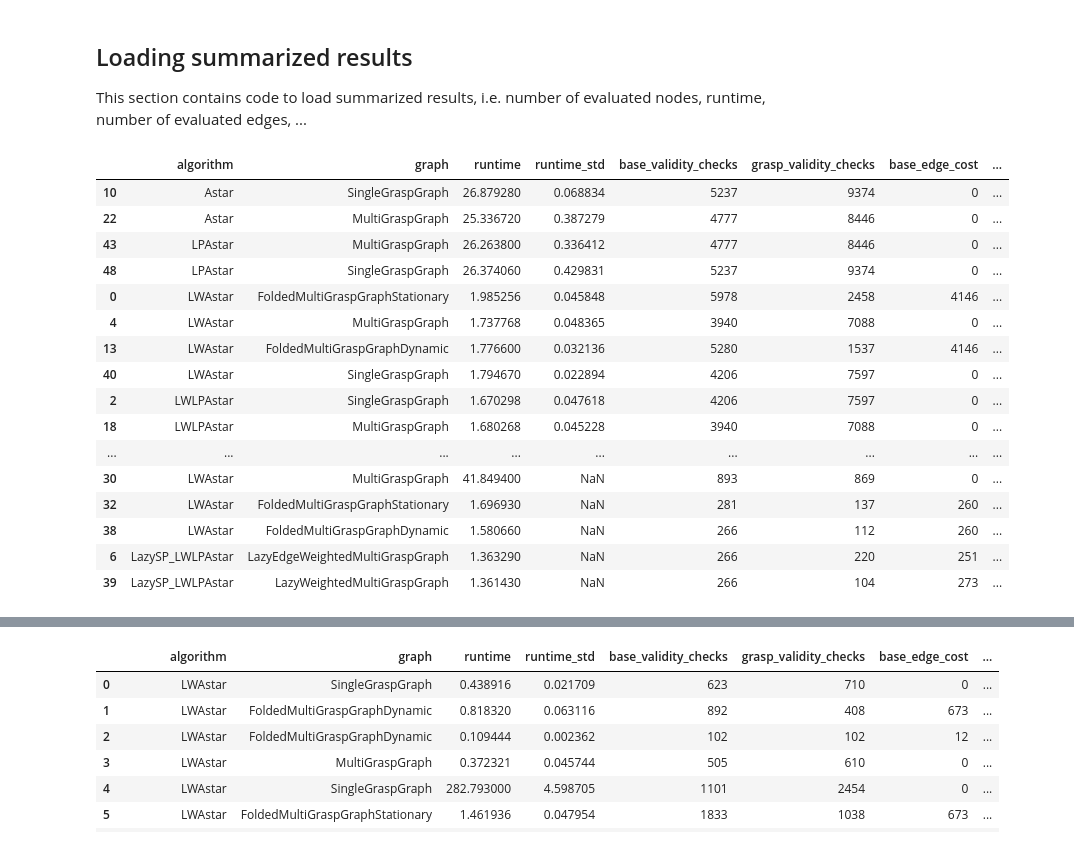
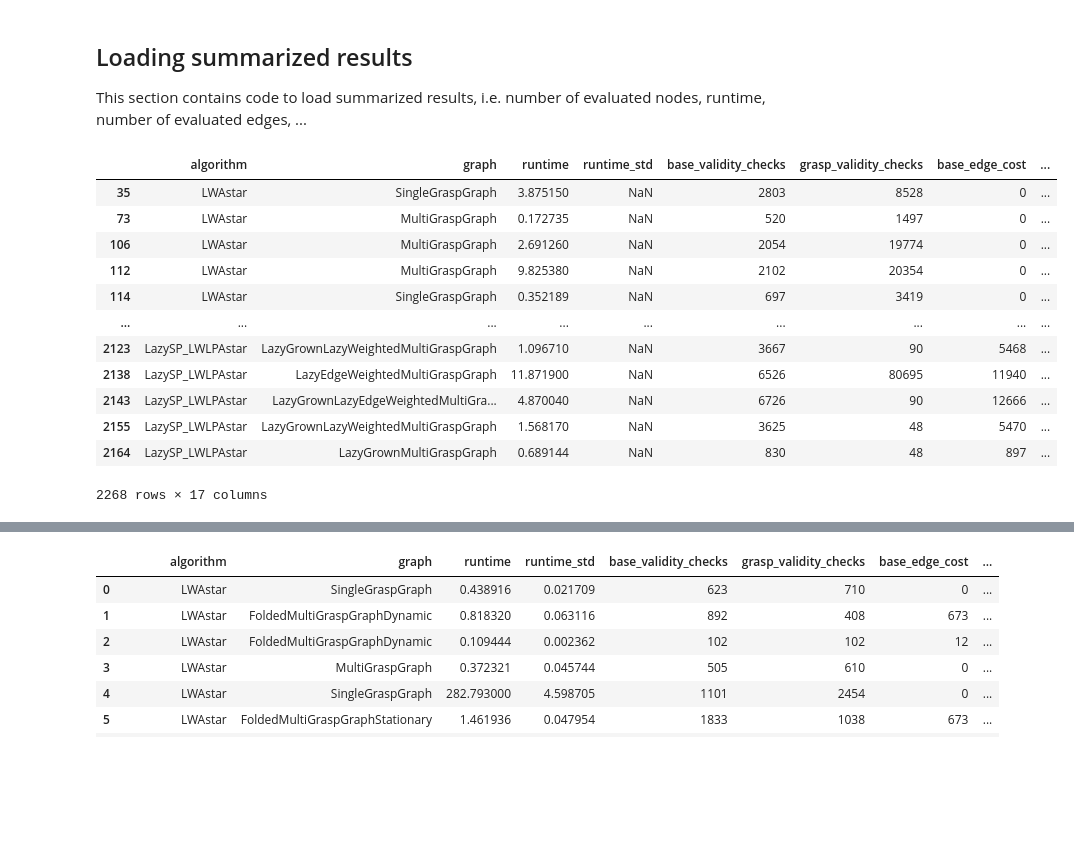
Before and after one commit to malwaru/hfts_grasp_planner, a Jupyter notebook: scripts/notebooks/mg_planner_evaluation.ipynb, the cells around one changed output, grey strips where cells are left out. Cells and saved outputs as stored; diff of their text form; code cells hidden in the pictures; blank space fills up the shorter version.

Commit message:
LazyGrown now also implements new interface; 2D Experiments work; plot prototype

```diff
--- a/scripts/notebooks/mg_planner_evaluation.ipynb
+++ b/scripts/notebooks/mg_planner_evaluation.ipynb
@@ -51,6 +51,8 @@ load_stats('/tmp/test/LazySP_LWLPAstar__LazyWeightedMultiGraspGraph__Bugtrap2DSc
 This section contains code to load summarized results, i.e. number of evaluated nodes, runtime, number of evaluated edges, ...
 # %%
 algo_to_function = {
+    "LazySP_LWLPAstar_LazyGrown": 'lazySPLazyLayered',
+    "LazySP_LLPAstar_LazyGrown": 'lazySPLazyLayered',
     "LazySP_LWLPAstar": 'lazySP',
     "LazySP_LLPAstar": 'lazySP',
     "LazySP_LPAstar": 'lazySP',
@@ -60,6 +62,13 @@ algo_to_function = {
     "Astar": "aStarSearch",
     # TODO add other algorithm to function mappings here
 }
+
+def get_function_name(algo, graph):
+    if 'LazyGrown' in graph:
+        return algo_to_function[algo + '_LazyGrown']
+    else:
+        return algo_to_function[algo]
+
 
 def count_event(log_line, storage):
     """ Count a roadmap evalation log event.
@@ -76,6 +85,9 @@ def count_event(log_line, storage):
     storage['base_expansions'] += line_args[0] == "BASE_EXPANSION"
     storage['grasp_expansions'] += line_args[0] == "EXPANSION"
 
+def toTestCaseId(scene_name, num_grasps, step_size, batch_size):
+    return scene_name + '__' + str(num_grasps) + '__' + str(step_size) + '__' + str(batch_size)
+
 def load_test_case_result(result_folder, runtime_type='total_runtime'):
     """Load the result of a single test case and return it as a pandas.Series.
     Args:
@@ -85,8 +97,10 @@ def load_test_case_result(result_folder, runtime_type='total_runtime'):
             <algo_name>__<graph_name>__<scene_name>__<num_grasps>
     """
     folder_name = os.path.basename(os.path.normpath(result_folder))
-    algo_name, graph_name, scene_name, num_grasps = folder_name.split('__')
-    num_grasps = int(num_grasps)
+    algo_name, graph_name, scene_name, grasp_str, step_str, batch_str = folder_name.split('__')
+    num_grasps = int(grasp_str.split('-')[0])
+    step_size = float(step_str.split('-')[0])
+    batch_size = int(batch_str.split('-')[0])
     # load runtime statistics
     avg_run_stats = load_stats(result_folder + '/run_stats')
     # read number of roadmap nodes
@@ -106,8 +120,8 @@ def load_test_case_result(result_folder, runtime_type='total_runtime'):
     # Create Series for this test case
     return pd.Series({'algorithm': algo_name,
                       'graph': graph_name,
-                      'runtime': avg_run_stats.loc[algo_to_function[algo_name], runtime_type],
-                      'runtime_std': avg_run_stats.loc[algo_to_function[algo_name], runtime_type + '_std'],
+                      'runtime': avg_run_stats.loc[get_function_name(algo_name, graph_name), runtime_type],
+                      'runtime_std': avg_run_stats.loc[get_function_name(algo_name, graph_name), runtime_type + '_std'],
                       'base_validity_checks': roadmap_evaluations['base_validity'],
                       'grasp_validity_checks': roadmap_evaluations['grasp_validity'],
                       'base_edge_cost': roadmap_evaluations['base_cost'],
@@ -117,8 +131,10 @@ def load_test_case_result(result_folder, runtime_type='total_runtime'):
                       'roadmap_size': num_nodes,
                       'scene': scene_name,
                       'num_grasps': num_grasps,
+                      'step_size': step_size,
                       'cost': planning_results['cost'].iloc[0],
-                      'goal_id': planning_results['goal_id'].iloc[0]})
+                      'goal_id': planning_results['goal_id'].iloc[0],
+                      'test_case_id': toTestCaseId(scene_name, num_grasps, step_size, batch_size)})
 
 def load_results(results_base_folder):
     """Load all results in the given base folder and return in a single DataFrame.
@@ -132,25 +148,21 @@ def load_results(results_base_folder):
         series.append(load_test_case_result(results_base_folder + '/' + fname))
     return pd.DataFrame(series)
 # %%
-data = load_results('/home/joshua/projects/placement_catkin/experiment_results')
+data = load_results('/home/joshua/projects/placement_catkin/experiment_results/paper/2d/')
 data.sort_values(['scene', 'algorithm'])
 # pr = pd.read_csv('/tmp/test/LazySP_LWLPAstar__LazyWeightedMultiGraspGraph__Bugtrap2DScene__4/results')
 # pr['cost'].iloc[0]
 # %% [output]
 |  | algorithm | graph | runtime | runtime_std | base_validity_checks | grasp_validity_checks | base_edge_cost | ... |
-| 10 | Astar | SingleGraspGraph | 26.879280 | 0.068834 | 5237 | 9374 | 0 | ... |
-| 22 | Astar | MultiGraspGraph | 25.336720 | 0.387279 | 4777 | 8446 | 0 | ... |
-| 43 | LPAstar | MultiGraspGraph | 26.263800 | 0.336412 | 4777 | 8446 | 0 | ... |
-| 48 | LPAstar | SingleGraspGraph | 26.374060 | 0.429831 | 5237 | 9374 | 0 | ... |
-| 0 | LWAstar | FoldedMultiGraspGraphStationary | 1.985256 | 0.045848 | 5978 | 2458 | 4146 | ... |
-| 4 | LWAstar | MultiGraspGraph | 1.737768 | 0.048365 | 3940 | 7088 | 0 | ... |
-| 13 | LWAstar | FoldedMultiGraspGraphDynamic | 1.776600 | 0.032136 | 5280 | 1537 | 4146 | ... |
-| 40 | LWAstar | SingleGraspGraph | 1.794670 | 0.022894 | 4206 | 7597 | 0 | ... |
-| 2 | LWLPAstar | SingleGraspGraph | 1.670298 | 0.047618 | 4206 | 7597 | 0 | ... |
-| 18 | LWLPAstar | MultiGraspGraph | 1.680268 | 0.045228 | 3940 | 7088 | 0 | ... |
+| 35 | LWAstar | SingleGraspGraph | 3.875150 | NaN | 2803 | 8528 | 0 | ... |
+| 73 | LWAstar | MultiGraspGraph | 0.172735 | NaN | 520 | 1497 | 0 | ... |
+| 106 | LWAstar | MultiGraspGraph | 2.691260 | NaN | 2054 | 19774 | 0 | ... |
+| 112 | LWAstar | MultiGraspGraph | 9.825380 | NaN | 2102 | 20354 | 0 | ... |
+| 114 | LWAstar | SingleGraspGraph | 0.352189 | NaN | 697 | 3419 | 0 | ... |
 | ... | ... | ... | ... | ... | ... | ... | ... | ... |
-| 30 | LWAstar | MultiGraspGraph | 41.849400 | NaN | 893 | 869 | 0 | ... |
-| 32 | LWAstar | FoldedMultiGraspGraphStationary | 1.696930 | NaN | 281 | 137 | 260 | ... |
-| 38 | LWAstar | FoldedMultiGraspGraphDynamic | 1.580660 | NaN | 266 | 112 | 260 | ... |
-| 6 | LazySP_LWLPAstar | LazyEdgeWeightedMultiGraspGraph | 1.363290 | NaN | 266 | 220 | 251 | ... |
-| 39 | LazySP_LWLPAstar | LazyWeightedMultiGraspGraph | 1.361430 | NaN | 266 | 104 | 273 | ... |
+| 2123 | LazySP_LWLPAstar | LazyGrownLazyWeightedMultiGraspGraph | 1.096710 | NaN | 3667 | 90 | 5468 | ... |
+| 2138 | LazySP_LWLPAstar | LazyEdgeWeightedMultiGraspGraph | 11.871900 | NaN | 6526 | 80695 | 11940 | ... |
+| 2143 | LazySP_LWLPAstar | LazyGrownLazyEdgeWeightedMultiGra... | 4.870040 | NaN | 6726 | 90 | 12666 | ... |
+| 2155 | LazySP_LWLPAstar | LazyGrownLazyWeightedMultiGraspGraph | 1.568170 | NaN | 3625 | 48 | 5470 | ... |
+| 2164 | LazySP_LWLPAstar | LazyGrownMultiGraspGraph | 0.689144 | NaN | 830 | 48 | 897 | ... |
+2268 rows × 17 columns
```
Also changed, not shown: parts of 9 cells of this notebook, 11 other files.
